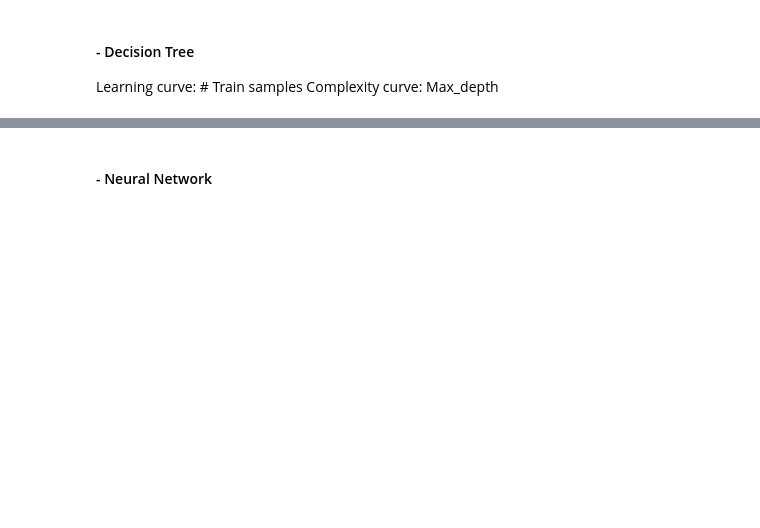
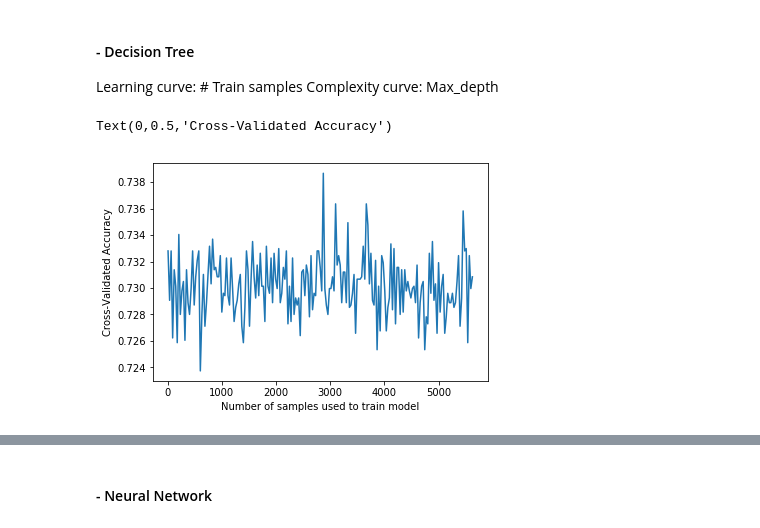
Before and after one commit to Shawnzy/machine_learning, a Jupyter notebook: assignment1/decision_temp.ipynb, the cells around one changed output, grey strips where cells are left out. Cells and saved outputs as stored; diff of their text form; code cells hidden in the pictures; blank space fills up the shorter version.

```diff
--- a/assignment1/decision_temp.ipynb
+++ b/assignment1/decision_temp.ipynb
@@ -145,4 +275,20 @@ from sklearn.metrics import accuracy_score, classification_report, confusion_mat
 #### - Decision Tree
 Learning curve: # Train samples
 Complexity curve: Max_depth
+# %%
+from sklearn.tree import DecisionTreeClassifier
+#http://scikit-learn.org/stable/modules/generated/sklearn.tree.DecisionTreeClassifier.html
+dtree_scores = []
+for x in num_train_samples:
+    dtree = DecisionTreeClassifier(max_depth=None)
+    scores = cross_val_score(dtree, X_train, y_train, cv=5, scoring='accuracy')
+    dtree_scores.append(scores.mean())
+
+# plot the value of K for KNN (x-axis) versus the cross-validated accuracy (y-axis)
+plt.plot(num_train_samples, dtree_scores)
+plt.xlabel('Number of samples used to train model')
+plt.ylabel('Cross-Validated Accuracy')
+# %% [output]
+Text(0,0.5,'Cross-Validated Accuracy')
+[figure, added]
 # %%
```
Also changed, not shown: parts of 51 cells of this notebook, 25 other files.
